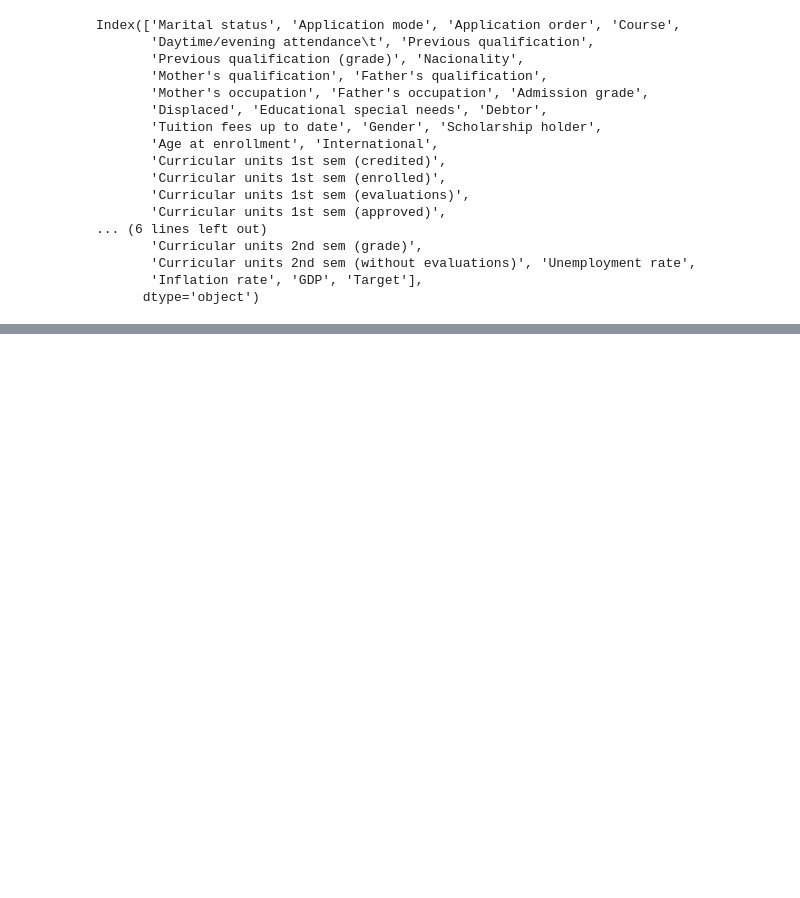
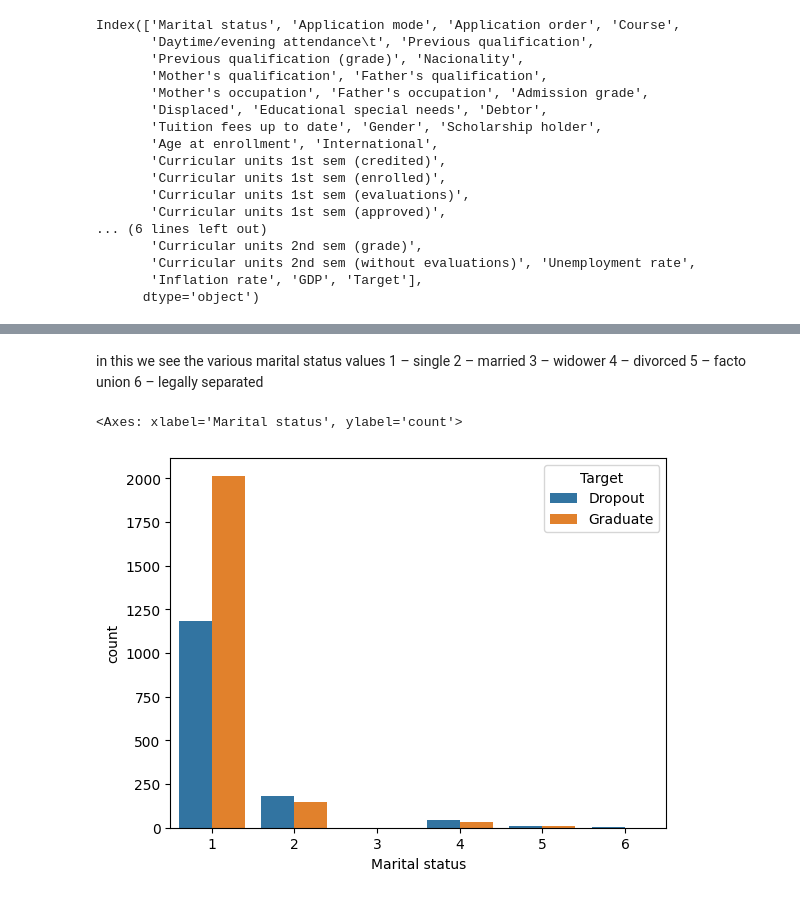
Before and after one commit to Ran-Dhir-Singh/Student_dropout, a Jupyter notebook: notebooks/EDA.ipynb, the cells around one changed output, grey strips where cells are left out. Saved outputs shown, nothing was run; the diff lists cells and outputs as text; code cells hidden in the pictures; blank space fills up the shorter version.

```diff
--- a/notebooks/EDA.ipynb
+++ b/notebooks/EDA.ipynb
@@ -92,0 +132,8 @@ plt.show()
+# %% [markdown]
+in this we see the various marital status values
+1 – single 2 – married 3 – widower 4 – divorced 5 – facto union 6 – legally separated
+# %%
+sns.countplot(x='Marital status', hue='Target', data=df)
+# %% [output]
+<Axes: xlabel='Marital status', ylabel='count'>
+[figure, added]
```
Also changed, not shown: parts of 16 cells of this notebook.
